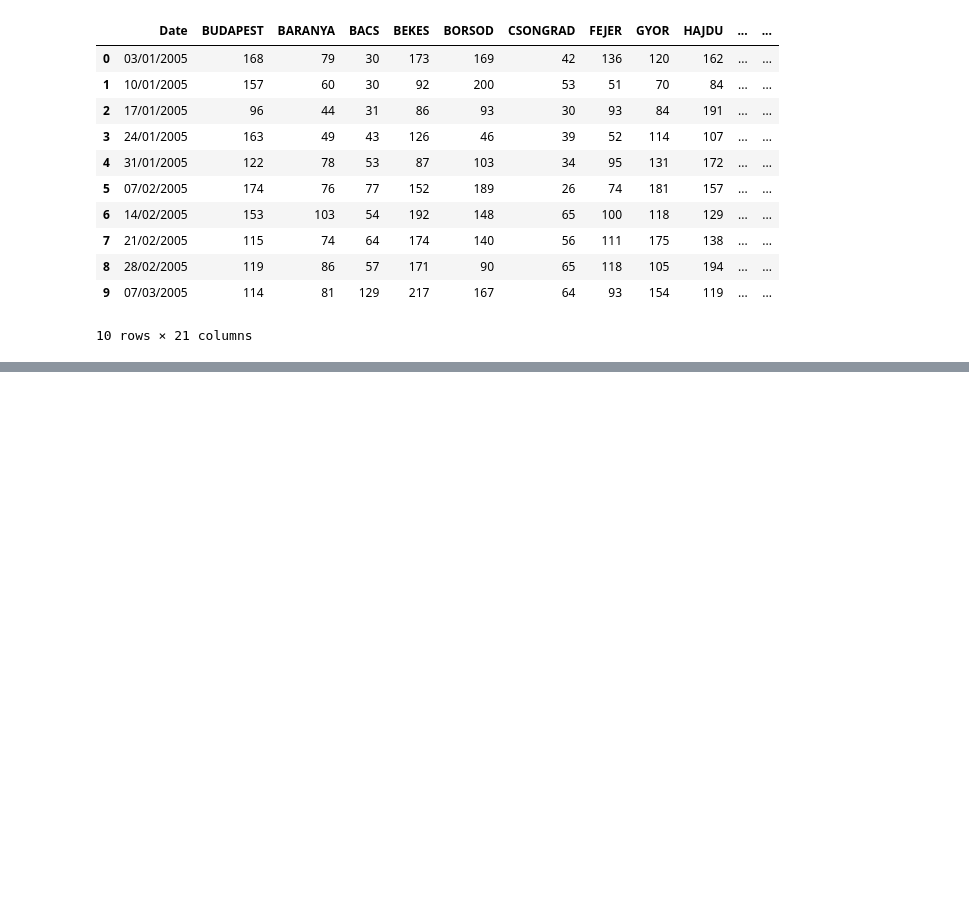
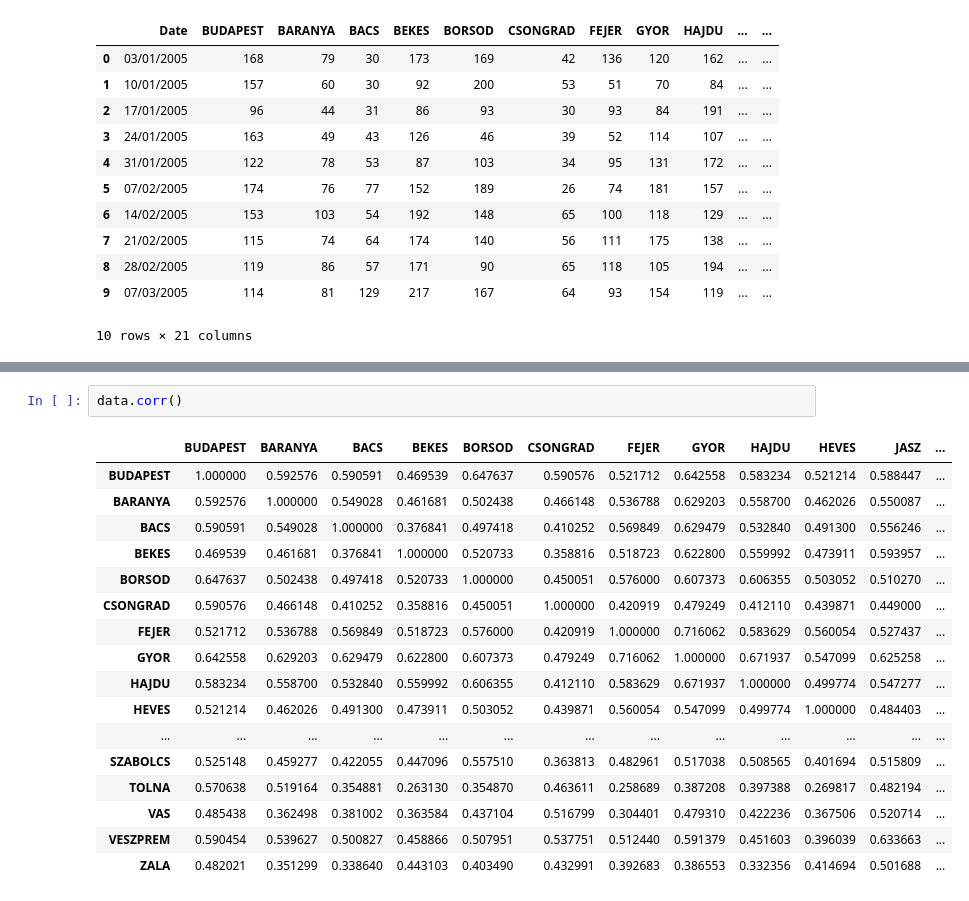
Before and after one commit to harbidel/Chickenpox-Case-Prediction, a Jupyter notebook: ChickenPox_Case_Prediction.ipynb, the cells around one changed output, grey strips where cells are left out. Saved outputs shown, nothing was run; the diff lists cells and outputs as text; blank space fills up the shorter version.

```diff
--- a/ChickenPox_Case_Prediction.ipynb
+++ b/ChickenPox_Case_Prediction.ipynb
@@ -23,0 +56,20 @@ data.head(10)
+# %%
+data.corr()
+# %% [output]
+|  | BUDAPEST | BARANYA | BACS | BEKES | BORSOD | CSONGRAD | FEJER | GYOR | HAJDU | HEVES | JASZ | ... |
+| BUDAPEST | 1.000000 | 0.592576 | 0.590591 | 0.469539 | 0.647637 | 0.590576 | 0.521712 | 0.642558 | 0.583234 | 0.521214 | 0.588447 | ... |
+| BARANYA | 0.592576 | 1.000000 | 0.549028 | 0.461681 | 0.502438 | 0.466148 | 0.536788 | 0.629203 | 0.558700 | 0.462026 | 0.550087 | ... |
+| BACS | 0.590591 | 0.549028 | 1.000000 | 0.376841 | 0.497418 | 0.410252 | 0.569849 | 0.629479 | 0.532840 | 0.491300 | 0.556246 | ... |
+| BEKES | 0.469539 | 0.461681 | 0.376841 | 1.000000 | 0.520733 | 0.358816 | 0.518723 | 0.622800 | 0.559992 | 0.473911 | 0.593957 | ... |
+| BORSOD | 0.647637 | 0.502438 | 0.497418 | 0.520733 | 1.000000 | 0.450051 | 0.576000 | 0.607373 | 0.606355 | 0.503052 | 0.510270 | ... |
+| CSONGRAD | 0.590576 | 0.466148 | 0.410252 | 0.358816 | 0.450051 | 1.000000 | 0.420919 | 0.479249 | 0.412110 | 0.439871 | 0.449000 | ... |
+| FEJER | 0.521712 | 0.536788 | 0.569849 | 0.518723 | 0.576000 | 0.420919 | 1.000000 | 0.716062 | 0.583629 | 0.560054 | 0.527437 | ... |
+| GYOR | 0.642558 | 0.629203 | 0.629479 | 0.622800 | 0.607373 | 0.479249 | 0.716062 | 1.000000 | 0.671937 | 0.547099 | 0.625258 | ... |
+| HAJDU | 0.583234 | 0.558700 | 0.532840 | 0.559992 | 0.606355 | 0.412110 | 0.583629 | 0.671937 | 1.000000 | 0.499774 | 0.547277 | ... |
+| HEVES | 0.521214 | 0.462026 | 0.491300 | 0.473911 | 0.503052 | 0.439871 | 0.560054 | 0.547099 | 0.499774 | 1.000000 | 0.484403 | ... |
+| ... | ... | ... | ... | ... | ... | ... | ... | ... | ... | ... | ... | ... |
+| SZABOLCS | 0.525148 | 0.459277 | 0.422055 | 0.447096 | 0.557510 | 0.363813 | 0.482961 | 0.517038 | 0.508565 | 0.401694 | 0.515809 | ... |
+| TOLNA | 0.570638 | 0.519164 | 0.354881 | 0.263130 | 0.354870 | 0.463611 | 0.258689 | 0.387208 | 0.397388 | 0.269817 | 0.482194 | ... |
+| VAS | 0.485438 | 0.362498 | 0.381002 | 0.363584 | 0.437104 | 0.516799 | 0.304401 | 0.479310 | 0.422236 | 0.367506 | 0.520714 | ... |
+| VESZPREM | 0.590454 | 0.539627 | 0.500827 | 0.458866 | 0.507951 | 0.537751 | 0.512440 | 0.591379 | 0.451603 | 0.396039 | 0.633663 | ... |
+| ZALA | 0.482021 | 0.351299 | 0.338640 | 0.443103 | 0.403490 | 0.432991 | 0.392683 | 0.386553 | 0.332356 | 0.414694 | 0.501688 | ... |
```
Also changed, not shown: parts of 2 cells of this notebook.
